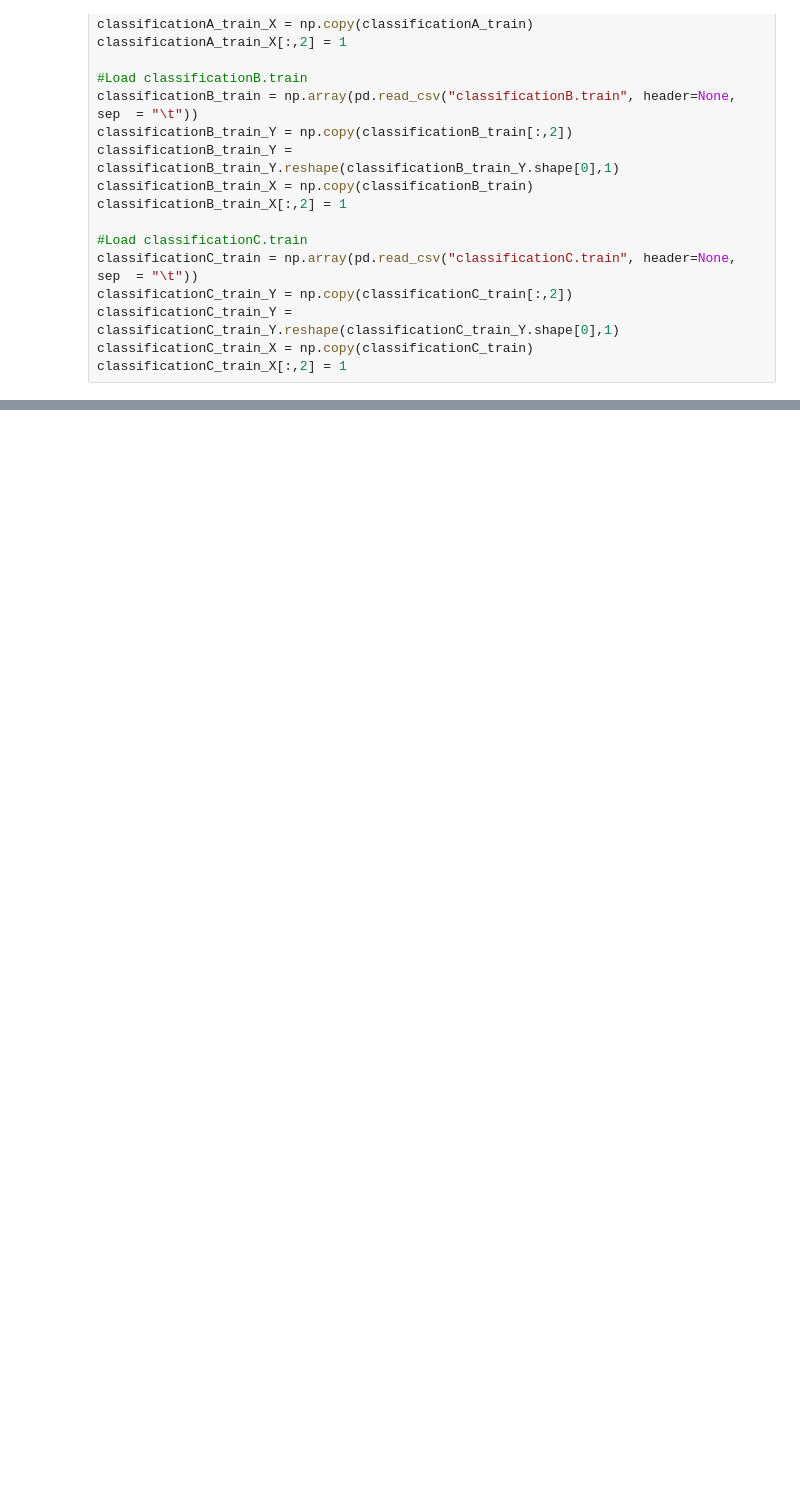
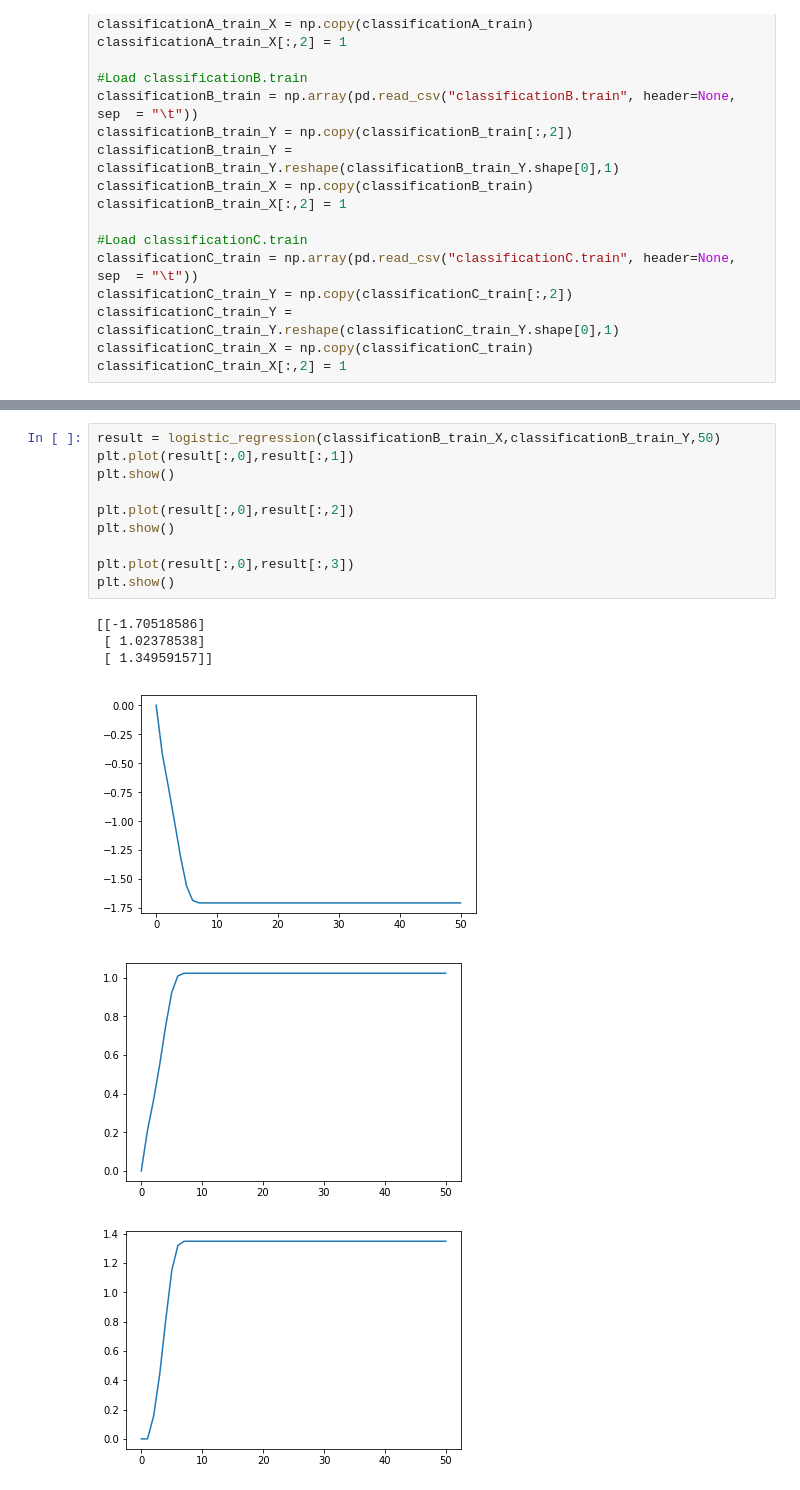
Before and after one commit to YoucefZemmouri/Graphical_Model_HMK1, a Jupyter notebook: Logistic_Regression.ipynb, the cells around one changed output, grey strips where cells are left out. Drawn from its saved outputs; the diff is of its cells as text; blank space fills up the shorter version.

```diff
--- a/Logistic_Regression.ipynb
+++ b/Logistic_Regression.ipynb
@@ -68,0 +75,17 @@ logistic_regression(classificationA_train_X,classificationA_train_Y,50)
+# %%
+result = logistic_regression(classificationB_train_X,classificationB_train_Y,50)
+plt.plot(result[:,0],result[:,1])
+plt.show()
+
+plt.plot(result[:,0],result[:,2])
+plt.show()
+
+plt.plot(result[:,0],result[:,3])
+plt.show()
+# %% [output]
+[[-1.70518586]
+ [ 1.02378538]
+ [ 1.34959157]]
+[figure, added]
+[figure, added]
+[figure, added]
```
Also changed, not shown: parts of 7 cells of this notebook, 1 other file.
